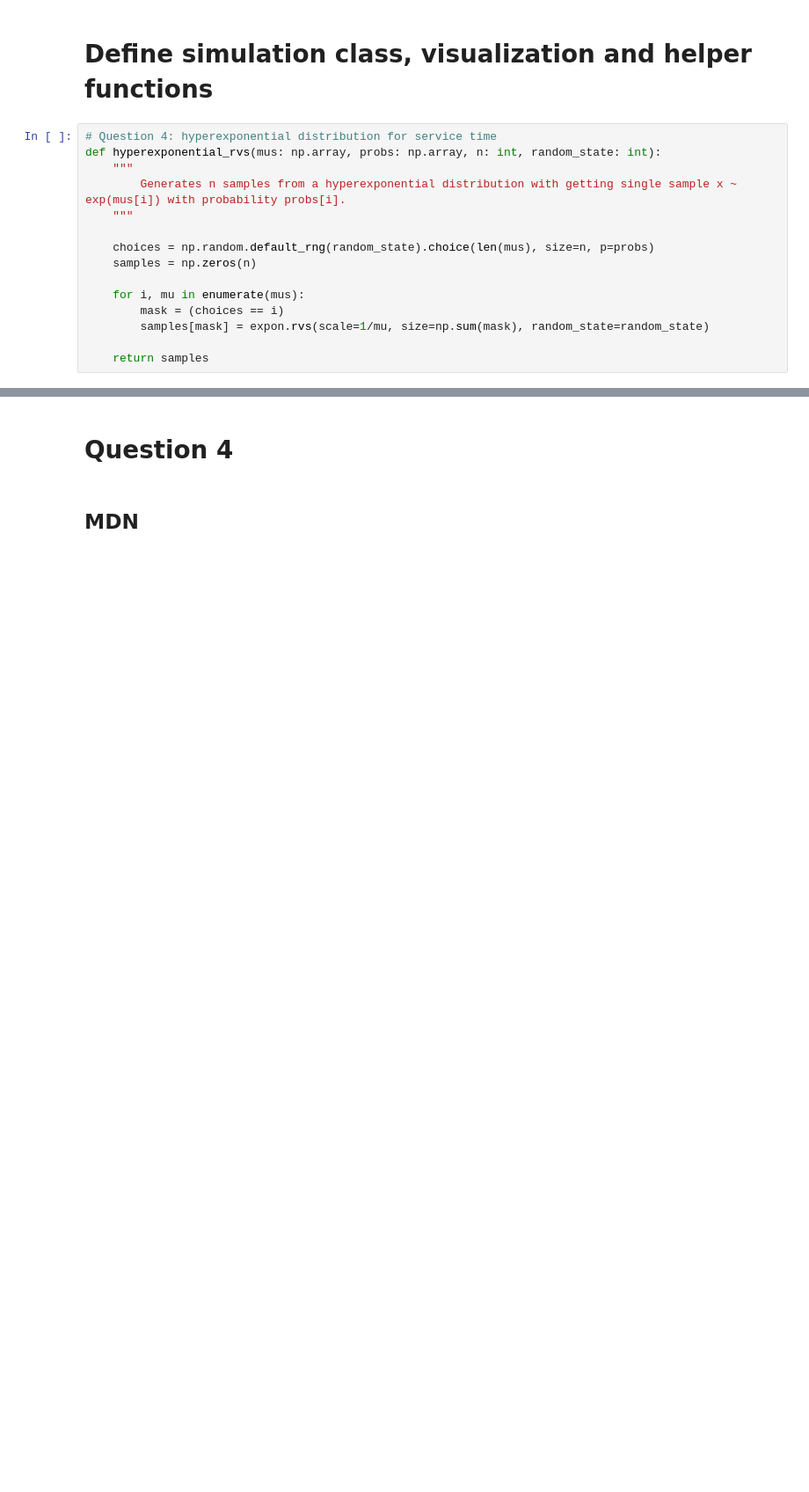
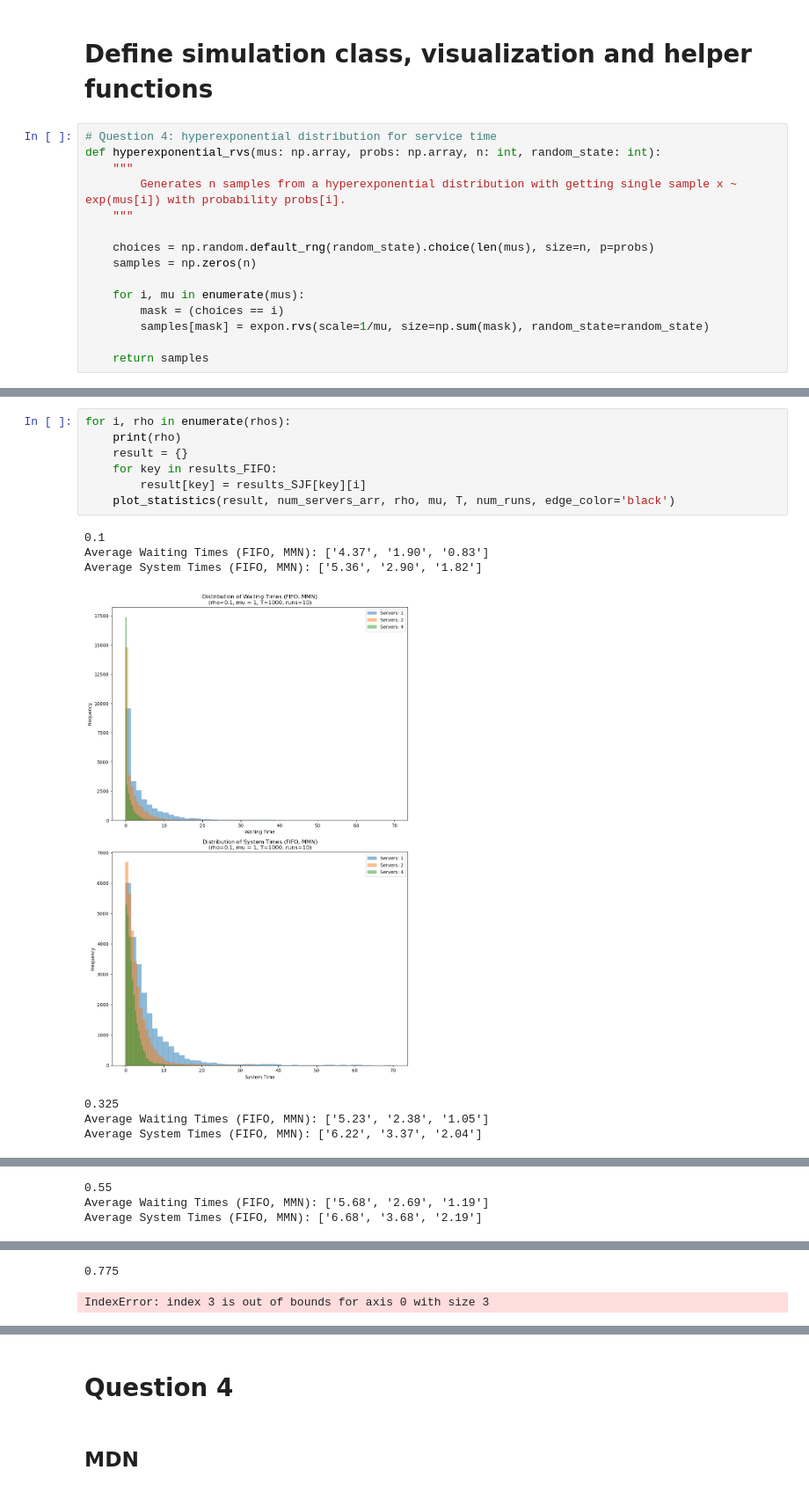
Before and after one commit to Axegky/Stochastic_Simulation_2, a Jupyter notebook: MMn.ipynb, the cells around one changed output, grey strips where cells are left out. Shown: that part at 88% size. Drawn from its saved outputs; the diff is of its cells as text; blank space fills up the shorter version.

```diff
--- a/MMn.ipynb
+++ b/MMn.ipynb
@@ -434,0 +618,15 @@ results_SJF = run_multiple_simulations(num_runs=num_runs, rho=rho, mu=mu, num_se
+# %%
+for i, rho in enumerate(rhos):
+    print(rho)
+    result = {}
+    for key in results_FIFO:
+        result[key] = results_SJF[key][i]
+    plot_statistics(result, num_servers_arr, rho, mu, T, num_runs, edge_color='black')
+# %% [output]
+0.1
+Average Waiting Times (FIFO, MMN): ['4.37', '1.90', '0.83']
+Average System Times (FIFO, MMN): ['5.36', '2.90', '1.82']
+[figure, added]
+0.325
+Average Waiting Times (FIFO, MMN): ['5.23', '2.38', '1.05']
+Average System Times (FIFO, MMN): ['6.22', '3.37', '2.04']
@@ -434,0 +634,3 @@ results_SJF = run_multiple_simulations(num_runs=num_runs, rho=rho, mu=mu, num_se
+0.55
+Average Waiting Times (FIFO, MMN): ['5.68', '2.69', '1.19']
+Average System Times (FIFO, MMN): ['6.68', '3.68', '2.19']
@@ -435,3 +638,5 @@ results_SJF = run_multiple_simulations(num_runs=num_runs, rho=rho, mu=mu, num_se
+0.775
+IndexError: index 3 is out of bounds for axis 0 with size 3
 # %%
 plot_statistics(results_SJF, num_servers_arr, rho, mu, T, num_runs, edge_color='black', SJF=SJF)
 # %% [output]
```
Also changed, not shown: parts of 20 cells of this notebook.
